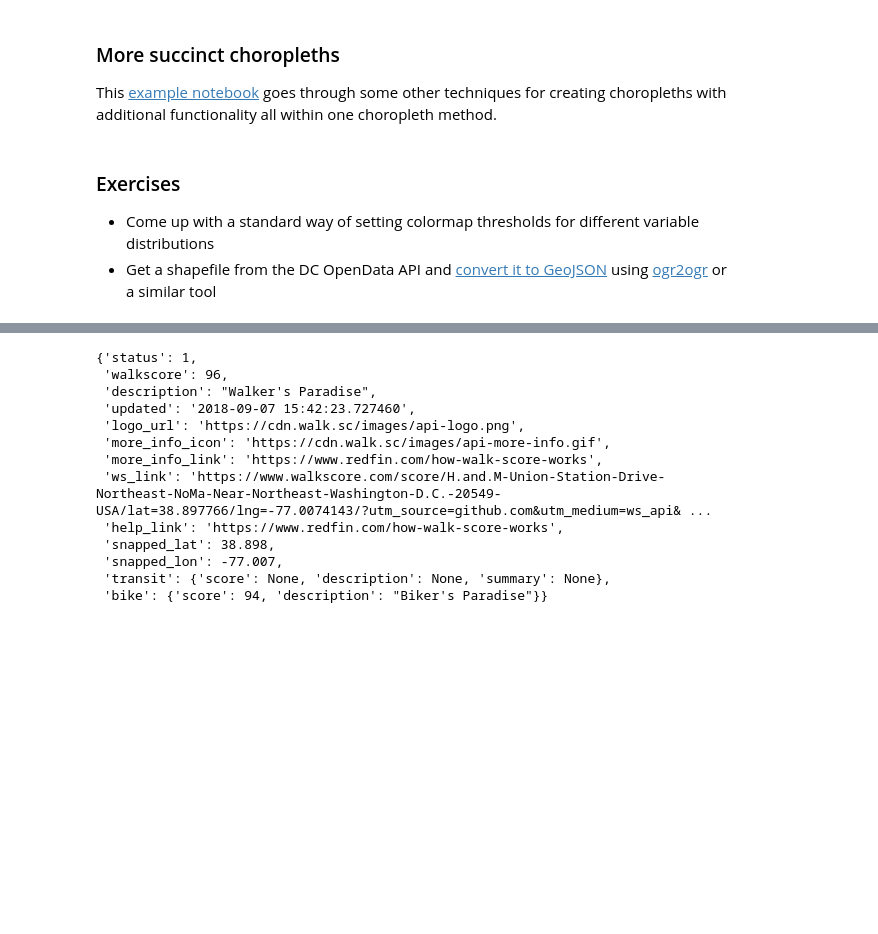
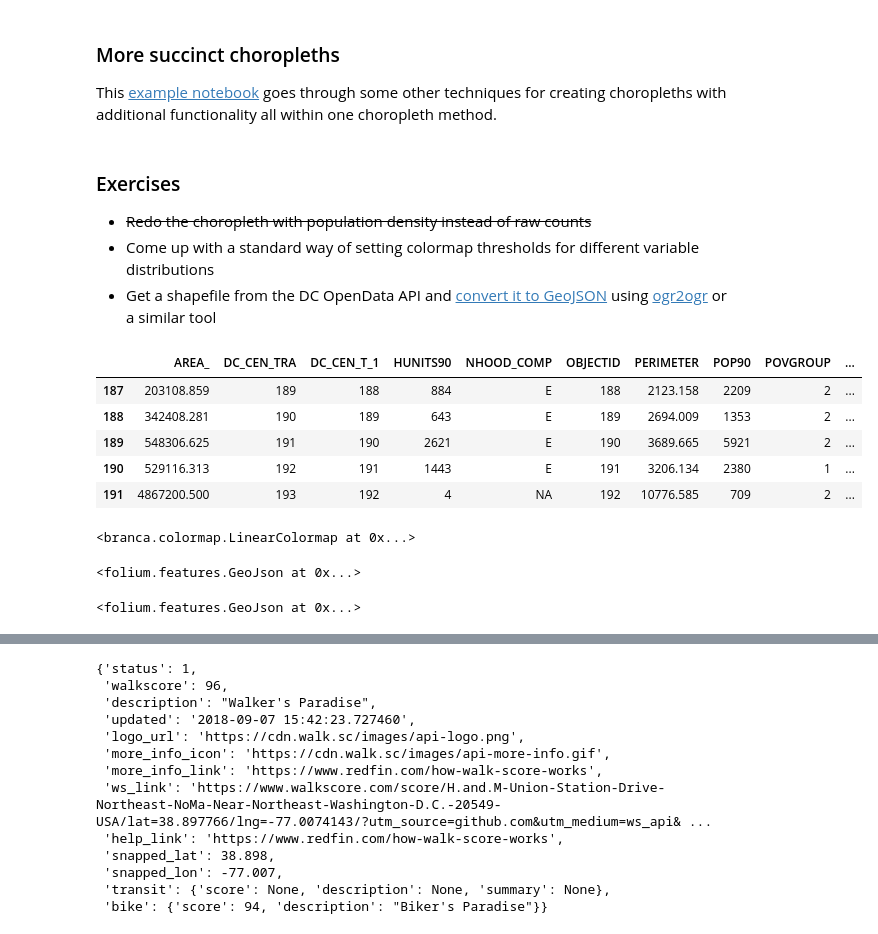
Before and after one commit to gotoariel/folium-demo, a Jupyter notebook: demo/demo.ipynb, the cells around one changed output, grey strips where cells are left out. Drawn from its saved outputs; the diff is of its cells as text; code cells hidden in the pictures; blank space fills up the shorter version.

```diff
--- a/demo/demo.ipynb
+++ b/demo/demo.ipynb
@@ -250,5 +275,0 @@ nhdata.head()
-# %%
-# Using Pandas to create derived variables
-
-nhdata['Density'] = nhdata['POP90'] / nhdata['AREA_']
-nhdata.describe()
@@ -333,5 +321,18 @@ This [example notebook](http://nbviewer.jupyter.org/github/python-visualization/
 # %% [markdown]
 ### Exercises
 
+* ~~Redo the choropleth with population density instead of raw counts~~
 * Come up with a standard way of setting colormap thresholds for different variable distributions
 * Get a shapefile from the DC OpenData API and [convert it to GeoJSON](https://ben.balter.com/2013/06/26/how-to-convert-shapefiles-to-geojson-for-use-on-github/) using [ogr2ogr](https://ogre.adc4gis.com) or a similar tool
+# %%
+# Using Pandas to create derived variables
+
+nhdata['density'] = nhdata['POP90'] / nhdata['AREA_']
+nhdata.tail()
+# %% [output]
+|  | AREA_ | DC_CEN_TRA | DC_CEN_T_1 | HUNITS90 | NHOOD_COMP | OBJECTID | PERIMETER | POP90 | POVGROUP | ... |
+| 187 | 203108.859 | 189 | 188 | 884 | E | 188 | 2123.158 | 2209 | 2 | ... |
+| 188 | 342408.281 | 190 | 189 | 643 | E | 189 | 2694.009 | 1353 | 2 | ... |
+| 189 | 548306.625 | 191 | 190 | 2621 | E | 190 | 3689.665 | 5921 | 2 | ... |
+| 190 | 529116.313 | 192 | 191 | 1443 | E | 191 | 3206.134 | 2380 | 1 | ... |
+| 191 | 4867200.500 | 193 | 192 | 4 | NA | 192 | 10776.585 | 709 | 2 | ... |
@@ -337,0 +347,33 @@ This [example notebook](http://nbviewer.jupyter.org/github/python-visualization/
+# %%
+densitycolors = linear.GnBu_06.scale(
+    nhdata['density'].min(),
+    nhdata['density'].max() / 2)
+
+densitycolors.caption = 'Population Density Scale'
+densitycolors.add_to(nh_map)
+# %% [output]
+<branca.colormap.LinearColormap at 0x...>
+# %%
+GeoJson(gjdata,
+        name = 'density',
+        style_function = lambda feature: {
+            'color': 'black',
+            'weight': 1,
+            'dashArray': '5, 5',
+            'fillColor': densitycolors(feature['properties']['density'])
+            }
+        ).add_to(nh_map)
+# %% [output]
+<folium.features.GeoJson at 0x...>
+# %%
+GeoJson(gjdata,
+        name = 'poverty rate',
+        style_function = lambda feature: {
+            'color': 'black',
+            'weight': 1,
+            'dashArray': '5, 5',
+            'fillColor': povcolors(feature['properties']['POVRATE'])
+            }
+        ).add_to(nh_map)
+# %% [output]
+<folium.features.GeoJson at 0x...>
```
Also changed, not shown: parts of 16 cells of this notebook, 2 other files.
